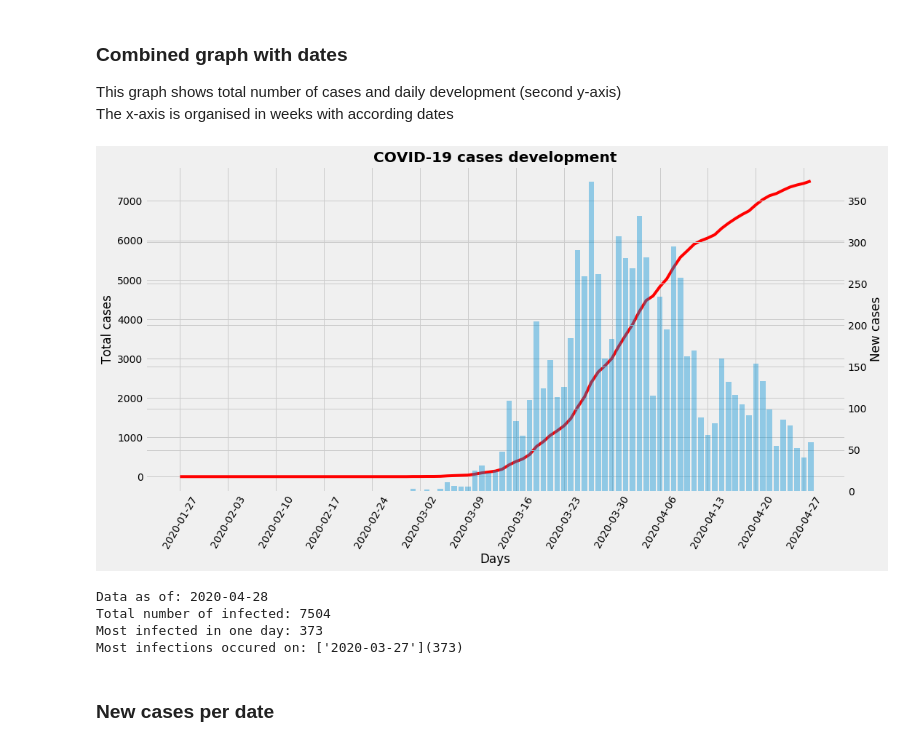
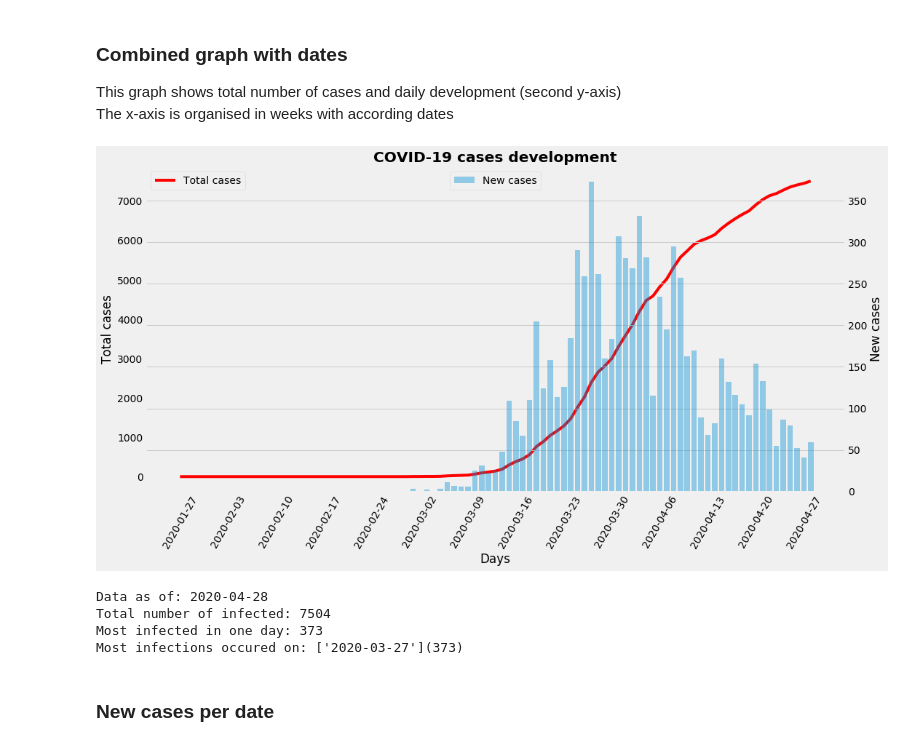
Before and after one commit to krystofh/Covid-Datascience, a Jupyter notebook: COVID_Cases_CZ.ipynb, the cells around one changed output. Drawn from its saved outputs; the diff is of its cells as text; code cells hidden in the pictures.

Commit message:
Updated combined cases graph as to show legend and fix grid bug

```diff
--- a/COVID_Cases_CZ.ipynb
+++ b/COVID_Cases_CZ.ipynb
@@ -94,37 +94,40 @@ for day in cases.datum:
         day_tick_name.append(day)
     i = i+1
 
 # Plot settings
 fig, ax1 = plt.subplots(figsize = (15,8), constrained_layout=True)   # constrained_layout=True needed, otherwise x-ticks cut
 plt.title("COVID-19 cases development", fontweight='heavy')
 plt.xticks(rotation =60)
+plt.grid(b=None)
 
 # Total cases plot
 ax1.set_xlabel("Days")
 ax1.set_ylabel("Total cases")
 ax1.set_xticks(day_tick)
 ax1.set_xticklabels(day_tick_name)
-ax1.plot(days, cases.pocet_celkem, color='red')
+ax1.plot(days, cases.pocet_celkem, label='Total cases', color='red')
+plt.legend()
 
 # New cases plot
 ax2 = ax1.twinx()   # new axes, second one with shared x
 ax2.set_ylabel("New cases")
-ax2.bar(days, cases.pocet_den, alpha = 0.4)
+ax2.bar(days, cases.pocet_den, label='New cases', alpha = 0.4)
 
 # Show and save the plot
-#plt.savefig("plots/combined-cases-graph.png", pad_inches=0.3)
+plt.savefig("plots/combined-cases-graph.png", pad_inches=0.3)
+plt.legend(loc = 'upper center')
 plt.show()
 
 # Statistics
 dates = np.array(cases.datum)
 new_infections = np.array(cases.pocet_den)
 total_infections = np.array(cases.pocet_celkem)
 print("Data as of: "+str(dates[-1]))  # last day
 print("Total number of infected: " + str(total_infections[-1]))
 print("Most infected in one day: " + str(max(new_infections)))
 print("Most infections occured on: " + str(dates[new_infections == max(new_infections)]) + "("+ str(max(new_infections)) + ")")
 # %% [output]
-[figure, old version]
+[figure, new version]
 Data as of: 2020-04-28
 Total number of infected: 7504
 Most infected in one day: 373
```
Also changed, not shown: 1 other file.
